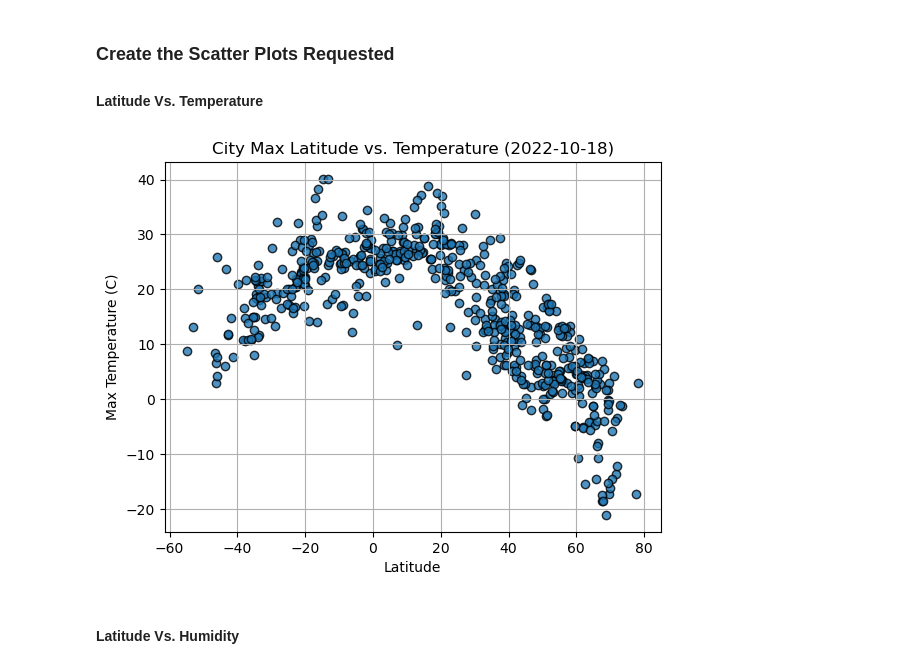
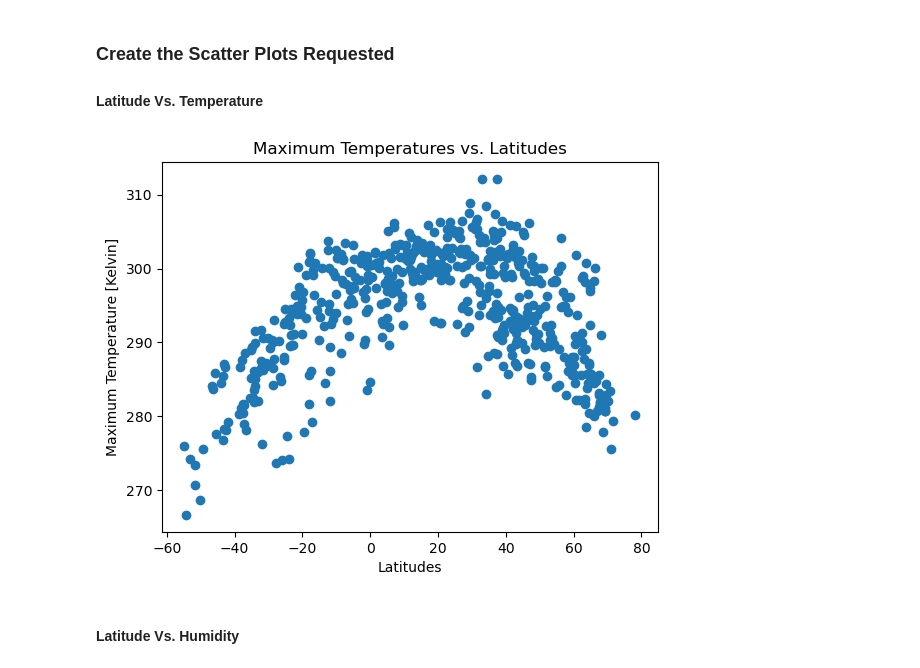
Before and after one commit to martinezzkyara/python-api-challenge, a Jupyter notebook: WeatherPy/WeatherPy.ipynb, the cells around one changed output. Drawn from its saved outputs; the diff is of its cells as text; code cells hidden in the pictures.

```diff
--- a/WeatherPy/WeatherPy.ipynb
+++ b/WeatherPy/WeatherPy.ipynb
@@ -186,18 +192,22 @@ city_data_df.head()
 #### Latitude Vs. Temperature
 # %%
 # Build scatter plot for latitude vs. temperature
-# YOUR CODE HERE
+fig1 = plt.figure()
+plt.scatter(city_data_df['Lat'], city_data_df['Max Temp'])
+
 
 # Incorporate the other graph properties
-# YOUR CODE HERE
+plt.title('Maximum Temperatures vs. Latitudes')
+plt.xlabel('Latitudes')
+plt.ylabel('Maximum Temperature [Kelvin]')
 
 # Save the figure
 plt.savefig("output_data/Fig1.png")
 
 # Show plot
 plt.show()
 # %% [output]
-[figure, old version]
+[figure, new version]
 # %% [markdown]
 #### Latitude Vs. Humidity
 # %%
```
Also changed, not shown: parts of 39 cells of this notebook, 6 other files.
